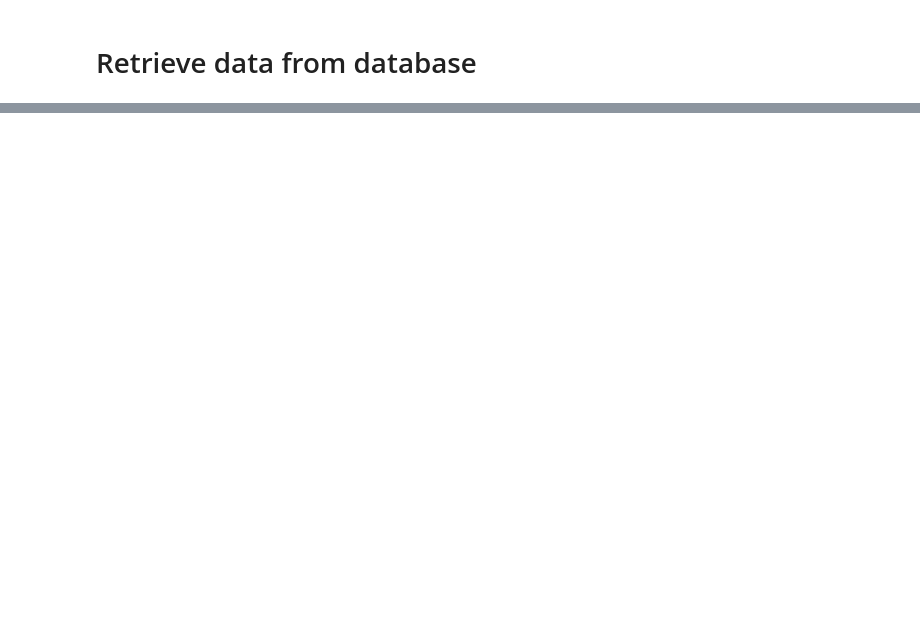
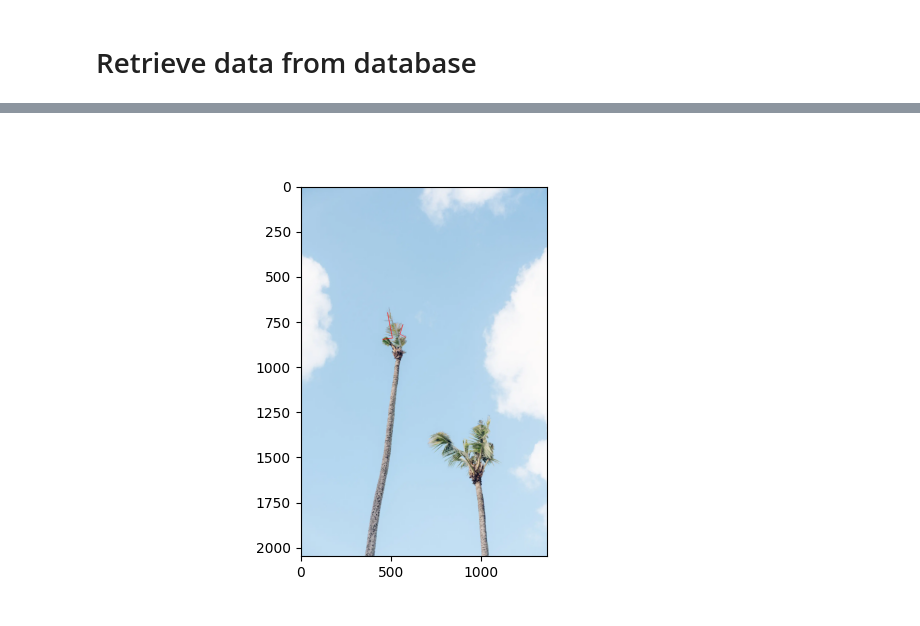
Before and after one commit to aubreymoore/convexity, a Jupyter notebook: convexity.ipynb, the cells around one changed output, grey strips where cells are left out. Drawn from its saved outputs; the diff is of its cells as text; code cells hidden in the pictures; blank space fills up the shorter version.

```diff
--- a/convexity.ipynb
+++ b/convexity.ipynb
@@ -200,0 +296,19 @@ con.close()
+# %%
+image_path = df_images['image_path'][0]
+img =cv2.imread(image_path)
+img = cv2.cvtColor(img, cv2.COLOR_BGR2RGB)
+
+#1
+points = np.array([[478,700], [505,841], [451,849]], np.int32)
+points = points.reshape((-1, 1, 2))
+cv2.polylines(img, [points], False, (255, 0, 0), 2) # Color is RED, thickness is 2
+
+#3
+points = np.array([[579,836], [547,820], [563, 767]], np.int32)
+points = points.reshape((-1, 1, 2))
+cv2.polylines(img, [points], False, (255, 0, 0), 2) # Color is RED, thickness is 2
+
+plt.imshow(img)
+plt.show()
+# %% [output]
+[figure, added]
```
Also changed, not shown: parts of 10 cells of this notebook, 3 other files.
